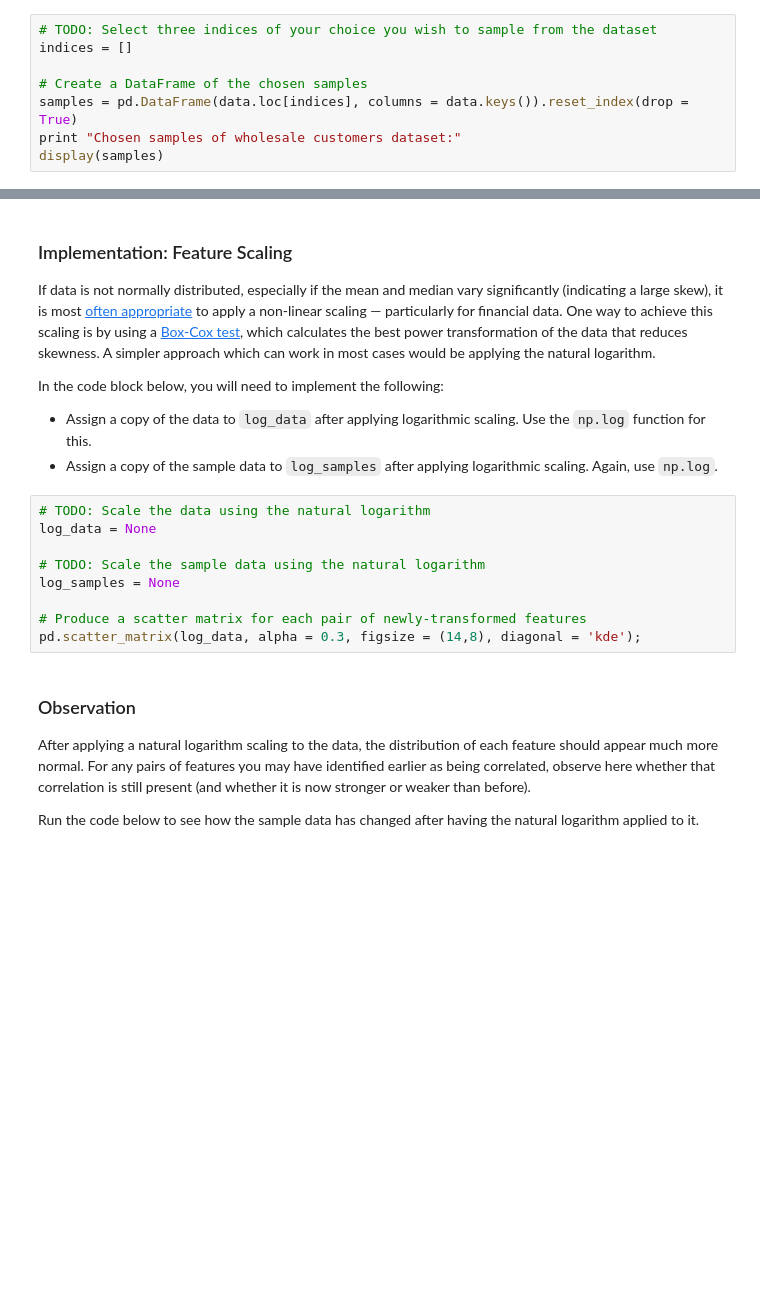
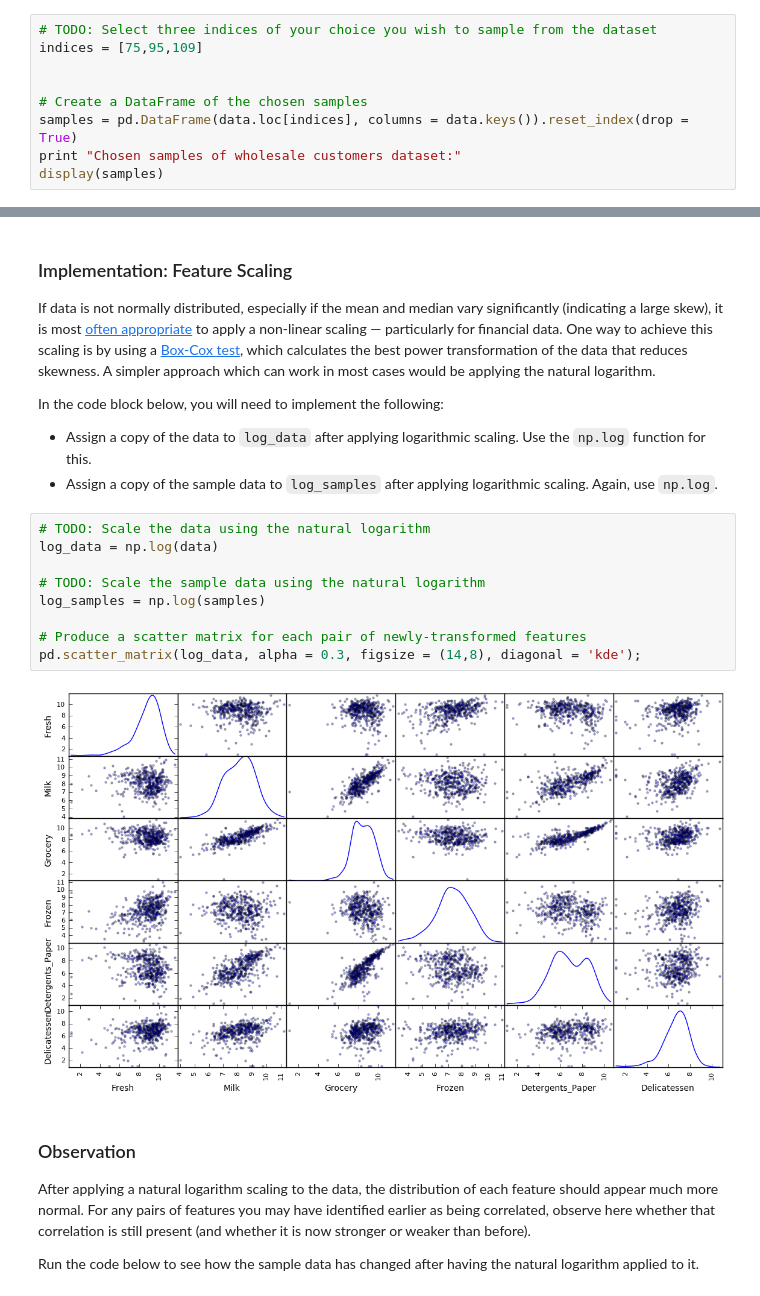
Before and after one commit to hello2all/machine-learning, a Jupyter notebook: projects/creating_customer_segments/customer_segments_new.ipynb, the cells around one changed output, grey strips where cells are left out. Cells and saved outputs as stored; diff of their text form; blank space fills up the shorter version.

```diff
--- a/projects/creating_customer_segments/customer_segments_new.ipynb
+++ b/projects/creating_customer_segments/customer_segments_new.ipynb
@@ -60,7 +68,8 @@ display(data.describe())
 To get a better understanding of the customers and how their data will transform through the analysis, it would be best to select a few sample data points and explore them in more detail. In the code block below, add **three** indices of your choice to the `indices` list which will represent the customers to track. It is suggested to try different sets of samples until you obtain customers that vary significantly from one another.
 # %%
 # TODO: Select three indices of your choice you wish to sample from the dataset
-indices = []
+indices = [75,95,109]
+
 
 # Create a DataFrame of the chosen samples
 samples = pd.DataFrame(data.loc[indices], columns = data.keys()).reset_index(drop = True)
@@ -125,13 +153,15 @@ In the code block below, you will need to implement the following:
  - Assign a copy of the sample data to `log_samples` after applying logarithmic scaling. Again, use `np.log`.
 # %%
 # TODO: Scale the data using the natural logarithm
-log_data = None
+log_data = np.log(data)
 
 # TODO: Scale the sample data using the natural logarithm
-log_samples = None
+log_samples = np.log(samples)
 
 # Produce a scatter matrix for each pair of newly-transformed features
 pd.scatter_matrix(log_data, alpha = 0.3, figsize = (14,8), diagonal = 'kde');
+# %% [output]
+[figure, added]
 # %% [markdown]
 ### Observation
 After applying a natural logarithm scaling to the data, the distribution of each feature should appear much more normal. For any pairs of features you may have identified earlier as being correlated, observe here whether that correlation is still present (and whether it is now stronger or weaker than before).
```
Also changed, not shown: parts of 22 cells of this notebook, 1 other file.
